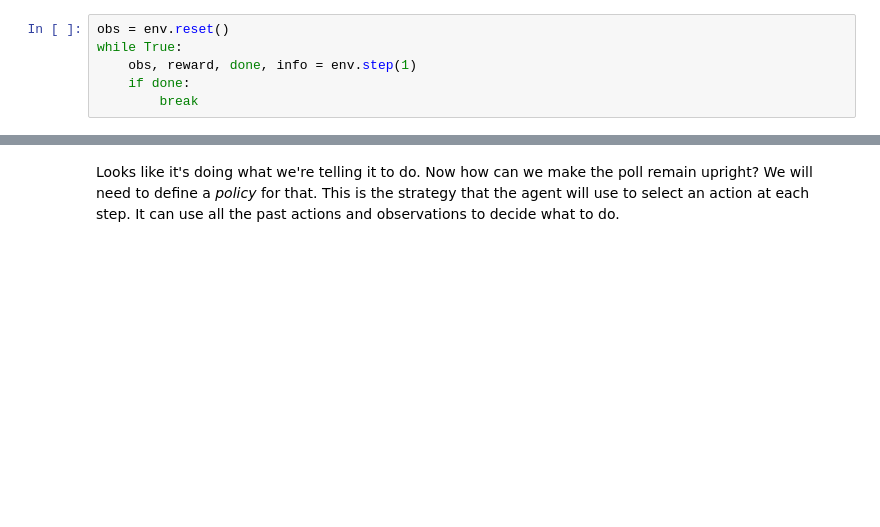
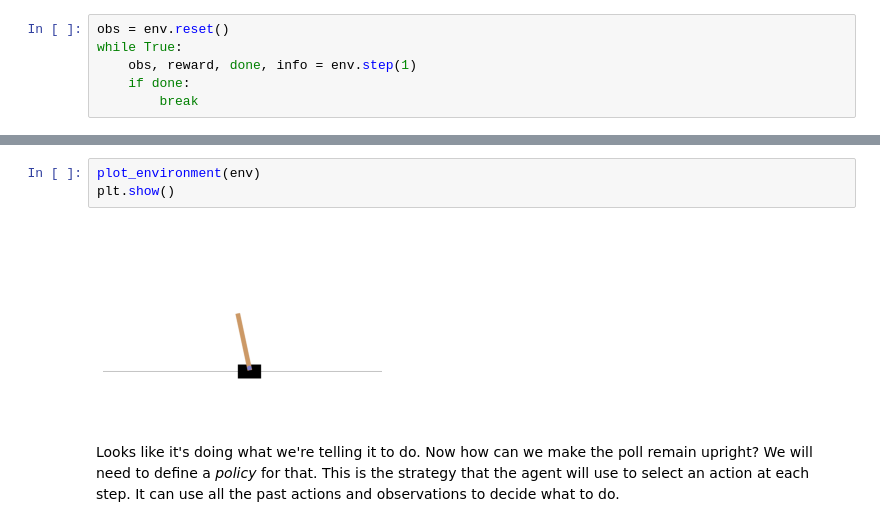
Before and after one commit to ageron/handson-ml, a Jupyter notebook: 16_reinforcement_learning.ipynb, the cells around one changed output, grey strips where cells are left out. Saved outputs shown, nothing was run; the diff lists cells and outputs as text; blank space fills up the shorter version.

```diff
--- a/16_reinforcement_learning.ipynb
+++ b/16_reinforcement_learning.ipynb
@@ -324,3 +299,8 @@ plot_cart_pole(env, obs)
+# %%
+plot_environment(env)
+plt.show()
+# %% [output]
+[figure, added]
 # %% [markdown]
 Looks like it's doing what we're telling it to do. Now how can we make the poll remain upright? We will need to define a _policy_ for that. This is the strategy that the agent will use to select an action at each step. It can use all the past actions and observations to decide what to do.
 # %% [markdown]
```
Also changed, not shown: parts of 48 cells of this notebook.
